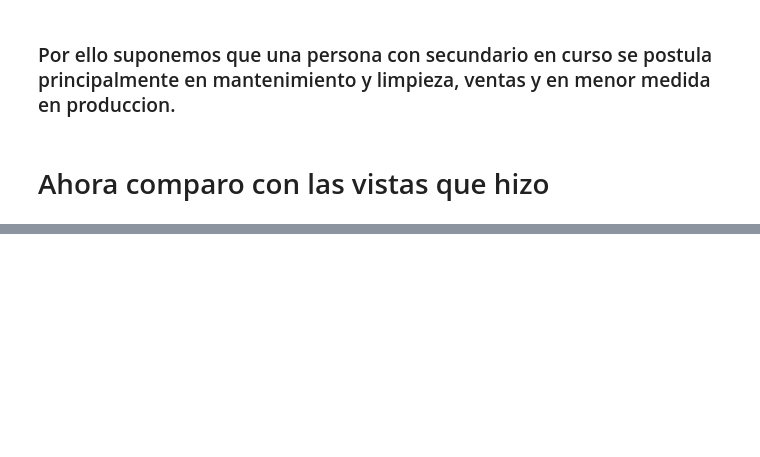
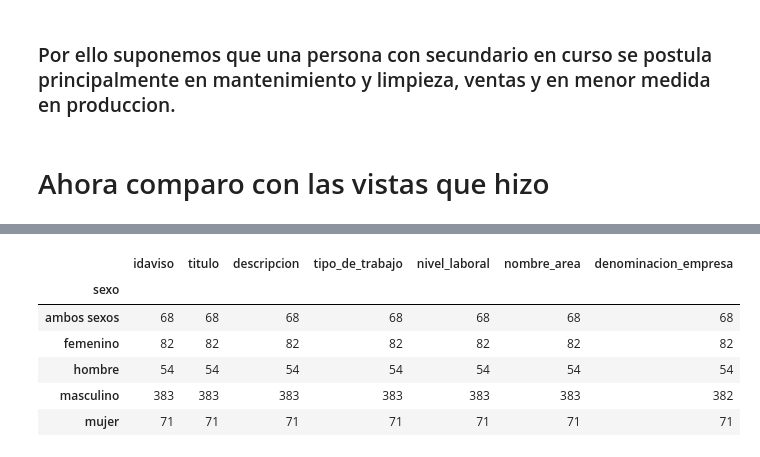
Before and after one commit to PRPablo/dataJobSearches, a Jupyter notebook: exploratoryAnalysis/tp_ariel.ipynb, the cells around one changed output, grey strips where cells are left out. Drawn from its saved outputs; the diff is of its cells as text; code cells hidden in the pictures; blank space fills up the shorter version.

```diff
--- a/exploratoryAnalysis/tp_ariel.ipynb
+++ b/exploratoryAnalysis/tp_ariel.ipynb
@@ -36,9 +35,19 @@ avisos_detalles = pd.read_csv('../data/fiuba_6_avisos_detalle.csv', dtype= {
 })
 # %% [markdown]
 # Ajustes en los archivos antes de procesar
+# %%
+areas_agrupadas = pd.read_csv('../extraData/areas_agrupadas.csv')
+# %%
+# Agrupo las áreas parecidas.
+avisos_detalles = pd.merge(avisos_detalles, areas_agrupadas, how='inner', on='nombre_area')
+avisos_detalles['nombre_area'] = avisos_detalles['nuevo_nombre_area']
+avisos_detalles.drop('nuevo_nombre_area', axis=1, inplace=True)
+# %%
+# Convierto el nombre del area a category.
+avisos_detalles['nombre_area'] = avisos_detalles['nombre_area'].astype('category')
 # %%
 # Recorto la columna idpais ya que no es necesaria.
-avisos_detalles.drop('idpais', axis=1, inplace=True)
+#avisos_detalles.drop('idpais', axis=1, inplace=True)
 # Agrego tipo categorico y modifico el tipo de dato de la fecha.
 post_gen_edad.fechanacimiento = post_gen_edad.fechanacimiento.apply(pd.to_datetime, errors='coerce')
 # %%
@@ -202,0 +297,13 @@ sec_max.iplot(kind='bubble', size='count_vistas', text='count_vistas', y='nombre
+# %%
+# Recorto la columna idpais ya que no es necesaria.
+#avisos_detalles.drop(['mapacalle','ciudad','nombre_zona'], axis=1, inplace=True)
+avisos_detalles['sexo'] = avisos_detalles.descripcion.str.extract(r'(masculino|femenino|ambos sexos|hombre|mujer)')
+avisos_detalles.groupby('sexo').count()
+# %% [output]
+|  | idaviso | titulo | descripcion | tipo_de_trabajo | nivel_laboral | nombre_area | denominacion_empresa |
+| sexo |  |  |  |  |  |  |  |
+| ambos sexos | 68 | 68 | 68 | 68 | 68 | 68 | 68 |
+| femenino | 82 | 82 | 82 | 82 | 82 | 82 | 82 |
+| hombre | 54 | 54 | 54 | 54 | 54 | 54 | 54 |
+| masculino | 383 | 383 | 383 | 383 | 383 | 383 | 382 |
+| mujer | 71 | 71 | 71 | 71 | 71 | 71 | 71 |
```
Also changed, not shown: parts of 13 cells of this notebook.
